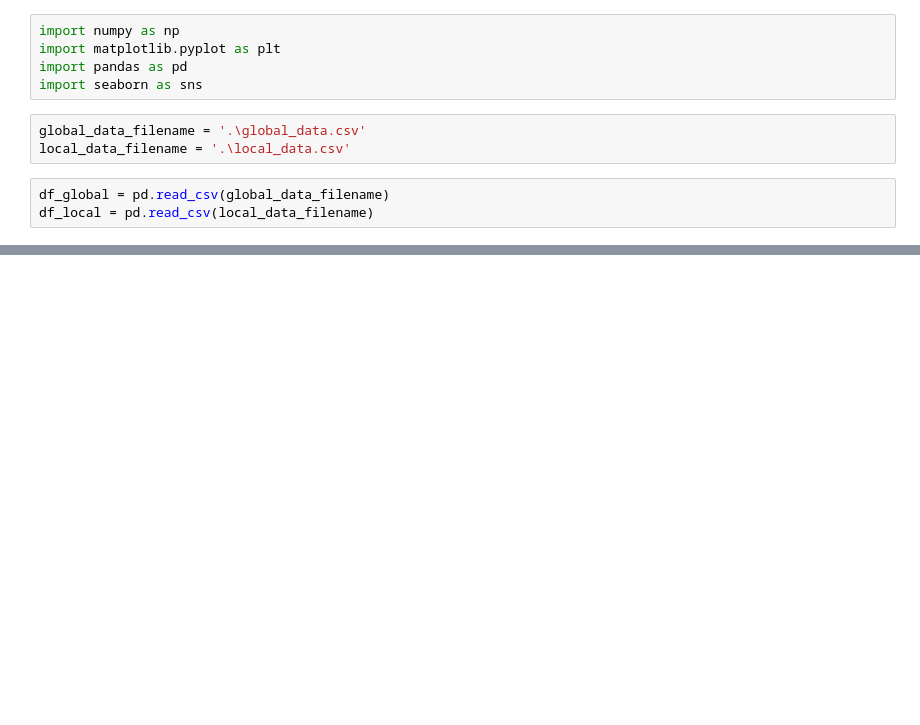
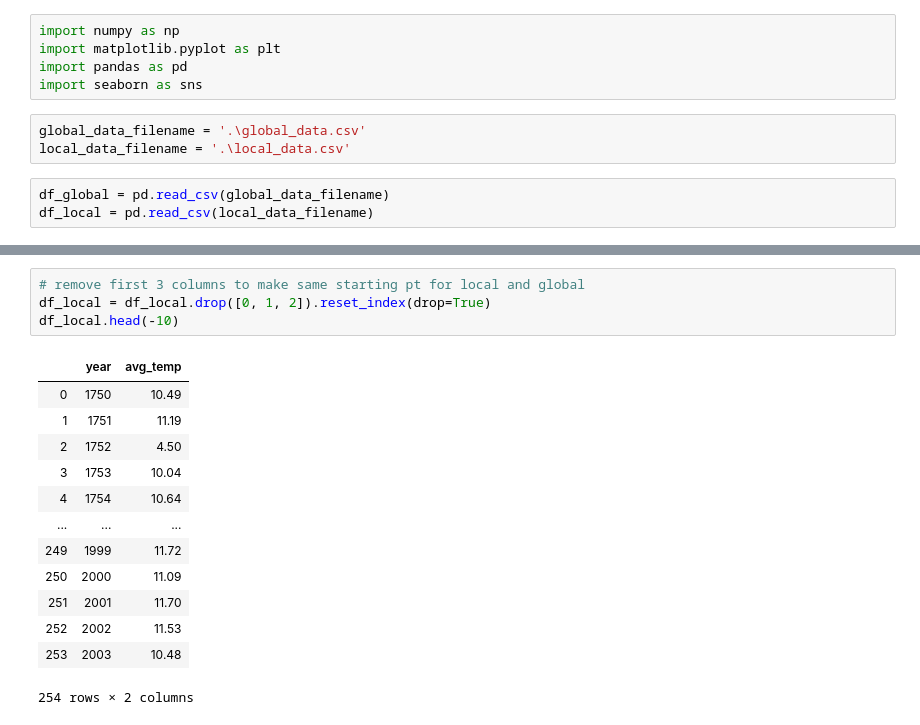
Before and after one commit to mgautam98/insights, a Jupyter notebook: Weather Trends.ipynb, the cells around one changed output, grey strips where cells are left out. Saved outputs shown, nothing was run; the diff lists cells and outputs as text; blank space fills up the shorter version.

```diff
--- a/Weather Trends.ipynb
+++ b/Weather Trends.ipynb
@@ -12 +34,19 @@ df_local = pd.read_csv(local_data_filename)
+# %%
+# remove first 3 columns to make same starting pt for local and global
+df_local = df_local.drop([0, 1, 2]).reset_index(drop=True)
+df_local.head(-10)
+# %% [output]
+|  | year | avg_temp |
+| 0 | 1750 | 10.49 |
+| 1 | 1751 | 11.19 |
+| 2 | 1752 | 4.50 |
+| 3 | 1753 | 10.04 |
+| 4 | 1754 | 10.64 |
+| ... | ... | ... |
+| 249 | 1999 | 11.72 |
+| 250 | 2000 | 11.09 |
+| 251 | 2001 | 11.70 |
+| 252 | 2002 | 11.53 |
+| 253 | 2003 | 10.48 |
+254 rows × 2 columns
 # %%
```
Also changed, not shown: parts of 15 cells of this notebook.
